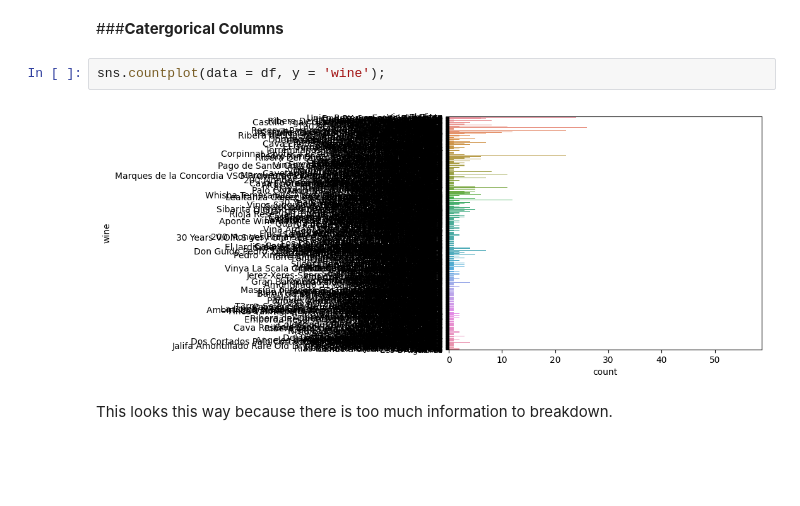
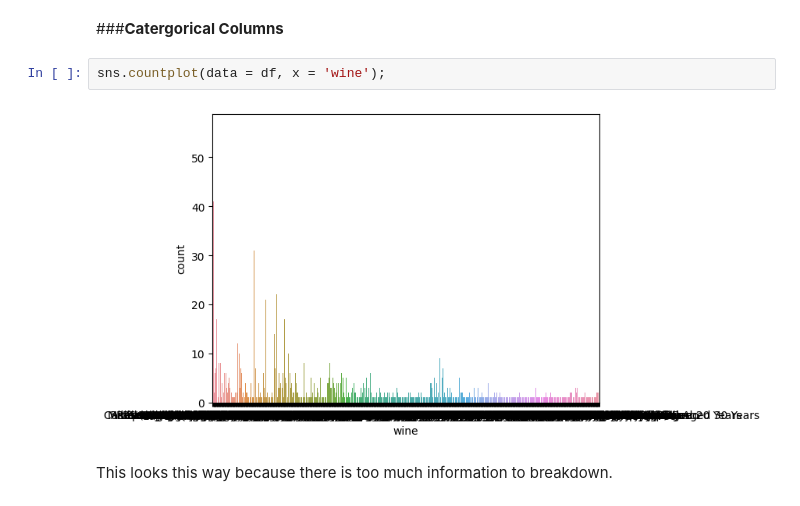
Before and after one commit to ob3dd/Adult-Income, a Jupyter notebook: Wine_Quality.ipynb, the cells around one changed output. Saved outputs shown, nothing was run; the diff lists cells and outputs as text; blank space fills up the shorter version.

```diff
--- a/Wine_Quality.ipynb
+++ b/Wine_Quality.ipynb
@@ -159,9 +159,9 @@ df.describe(exclude= 'number')
 # %% [markdown]
 ###**Catergorical Columns**
 # %%
-sns.countplot(data = df, y = 'wine');
+sns.countplot(data = df, x = 'wine');
 # %% [output]
-[figure, old version]
+[figure, new version]
 # %% [markdown]
 This looks this way because there is too much information to breakdown.
 # %%
```
Also changed, not shown: parts of 12 cells of this notebook.
